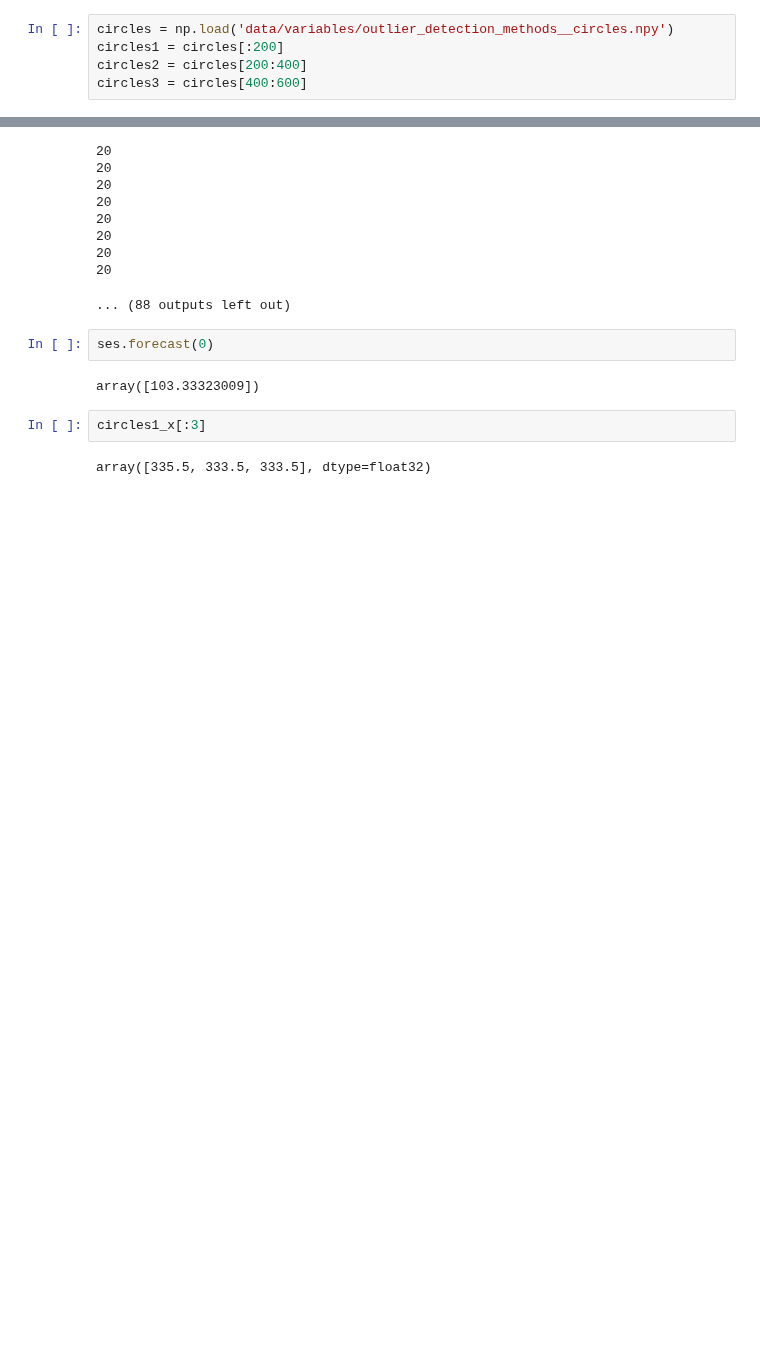
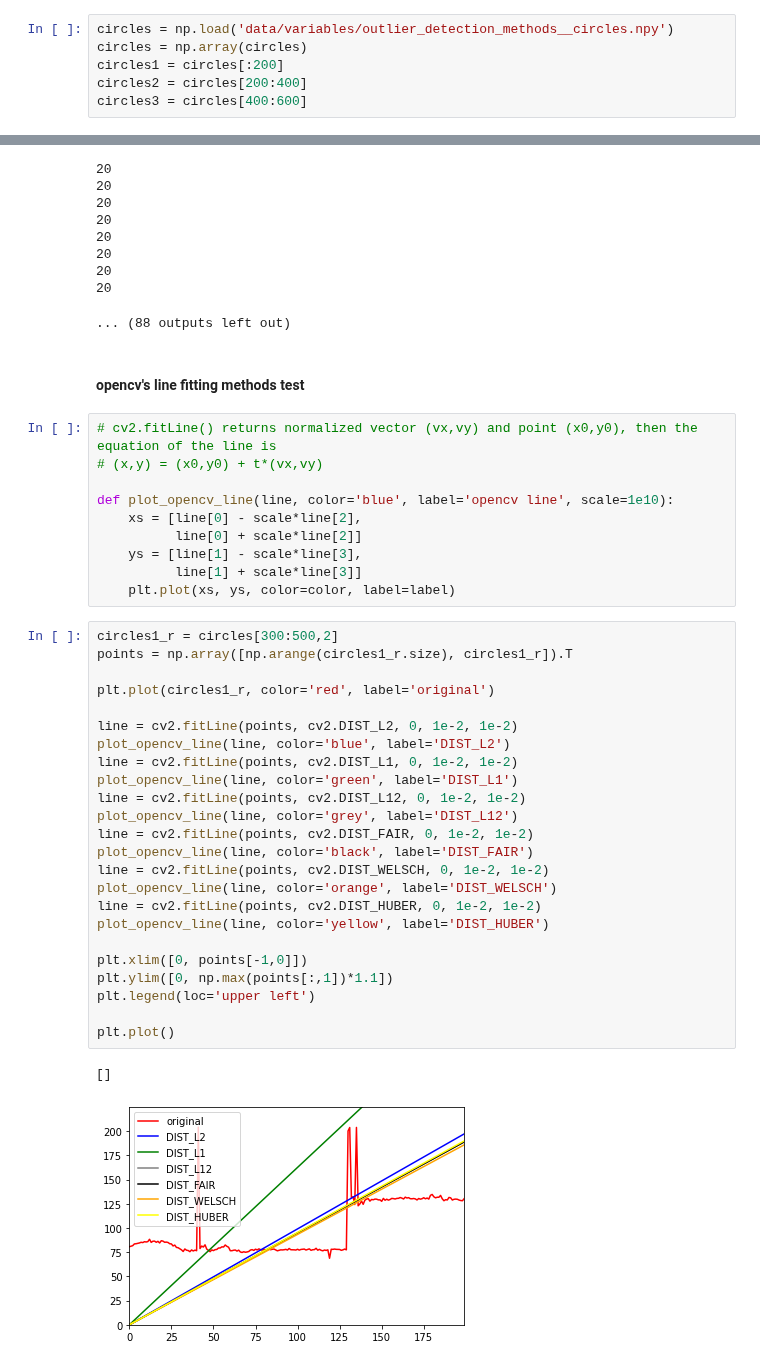
Before and after one commit to Custom-Surgical-GmbH/Cataract-Surgery-Training-Explorations, a Jupyter notebook: opencv_explorations/outlier_detection_methods.ipynb, the cells around one changed output, grey strips where cells are left out. Cells and saved outputs as stored; diff of their text form; blank space fills up the shorter version.

Commit message:
outlier detection in opencv possibilities

```diff
--- a/opencv_explorations/outlier_detection_methods.ipynb
+++ b/opencv_explorations/outlier_detection_methods.ipynb
@@ -133,6 +133,7 @@ np.save('data/variables/outlier_detection_methods__circles.npy', circles)
 #### loading circles
 # %%
 circles = np.load('data/variables/outlier_detection_methods__circles.npy')
+circles = np.array(circles)
 circles1 = circles[:200]
 circles2 = circles[200:400]
 circles3 = circles[400:600]
@@ -449,11 +448,42 @@ for _ in range(10):
 20
 20
 ... (88 outputs left out)
-# %%
-ses.forecast(0)
-# %% [output]
-array([103.33323009])
-# %%
-circles1_x[:3]
-# %% [output]
-array([335.5, 333.5, 333.5], dtype=float32)
+# %% [markdown]
+#### opencv's line fitting methods test
+# %%
+# cv2.fitLine() returns normalized vector (vx,vy) and point (x0,y0), then the equation of the line is
+# (x,y) = (x0,y0) + t*(vx,vy)
+
+def plot_opencv_line(line, color='blue', label='opencv line', scale=1e10):
+    xs = [line[0] - scale*line[2],
+          line[0] + scale*line[2]]
+    ys = [line[1] - scale*line[3],
+          line[1] + scale*line[3]]
+    plt.plot(xs, ys, color=color, label=label)
+# %%
+circles1_r = circles[300:500,2]
+points = np.array([np.arange(circles1_r.size), circles1_r]).T
+
+plt.plot(circles1_r, color='red', label='original')
+
+line = cv2.fitLine(points, cv2.DIST_L2, 0, 1e-2, 1e-2)
+plot_opencv_line(line, color='blue', label='DIST_L2')
+line = cv2.fitLine(points, cv2.DIST_L1, 0, 1e-2, 1e-2)
+plot_opencv_line(line, color='green', label='DIST_L1')
+line = cv2.fitLine(points, cv2.DIST_L12, 0, 1e-2, 1e-2)
+plot_opencv_line(line, color='grey', label='DIST_L12')
+line = cv2.fitLine(points, cv2.DIST_FAIR, 0, 1e-2, 1e-2)
+plot_opencv_line(line, color='black', label='DIST_FAIR')
+line = cv2.fitLine(points, cv2.DIST_WELSCH, 0, 1e-2, 1e-2)
+plot_opencv_line(line, color='orange', label='DIST_WELSCH')
+line = cv2.fitLine(points, cv2.DIST_HUBER, 0, 1e-2, 1e-2)
+plot_opencv_line(line, color='yellow', label='DIST_HUBER')
+
+plt.xlim([0, points[-1,0]])
+plt.ylim([0, np.max(points[:,1])*1.1])
+plt.legend(loc='upper left')
+
+plt.plot()
+# %% [output]
+[]
+[figure, added]
```
Also changed, not shown: parts of 6 cells of this notebook, 1 other file.
